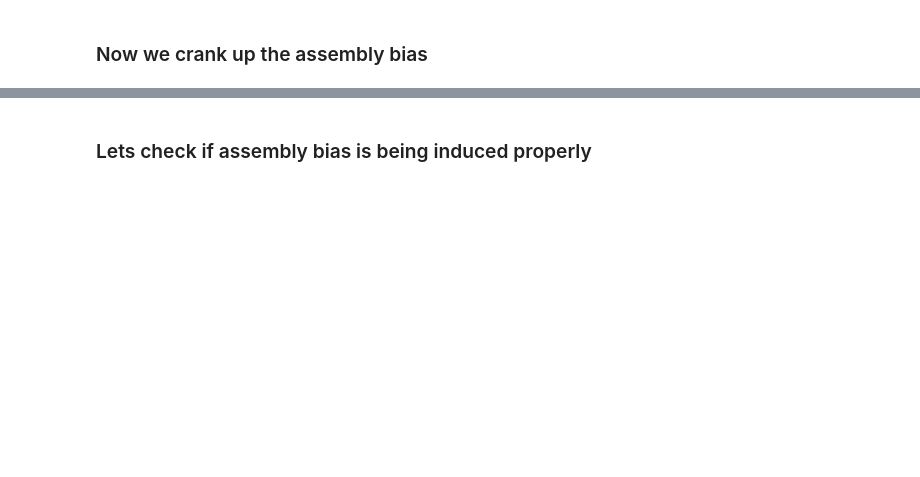
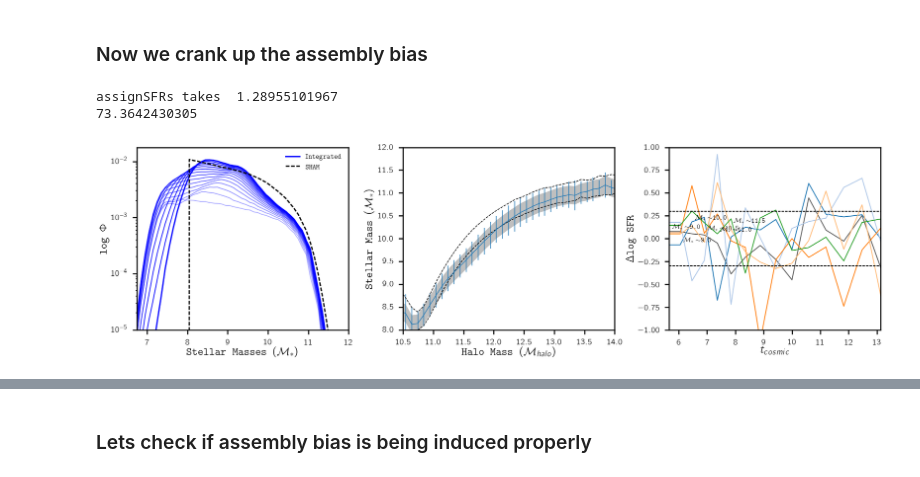
Before and after one commit to changhoonhahn/centralMS, a Jupyter notebook: code/notes_assemblybias.ipynb, the cells around one changed output, grey strips where cells are left out. Drawn from its saved outputs; the diff is of its cells as text; code cells hidden in the pictures; blank space fills up the shorter version.

```diff
--- a/code/notes_assemblybias.ipynb
+++ b/code/notes_assemblybias.ipynb
@@ -76,15 +127,19 @@ plt.show()
 ### Now we crank up the assembly bias
 # %%
 # random step with ASSEMBLY BIAS set to max
-theta['sfh'] = {'name': 'random_step_abias', 'sigma_tot': 0.3, 'sigma_corr': 0.3, 'dt_min': 0.5, 'dt_max': 0.5, 'sigma': 0.3}
+theta['sfh'] = {'name': 'random_step_abias', 'sigma_tot': 0.3, 'sigma_corr': 0.1, 'dt_min': 0.5, 'dt_max': 0.5}
 subhist = Cat.PureCentralHistory(sigma_smhm=sig_smhm, nsnap_ancestor=nsnap0)
 subcat = subhist.Read()
 
 eev = Evo.Evolver(subcat, theta, nsnap0=nsnap0)
 eev.Initiate()
 
 eev.Evolve()
-subcat = eev.SH_catalog
+subcat_abias1 = eev.SH_catalog
 
-testEvo.EvolverQAplots(subcat, theta)
+testEvo.EvolverQAplots(subcat_abias1, theta)
 plt.show()
+# %% [output]
+assignSFRs takes  1.28955101967
+73.3642430305
+[figure, added]
```
Also changed, not shown: parts of 12 cells of this notebook, 1 other file.
